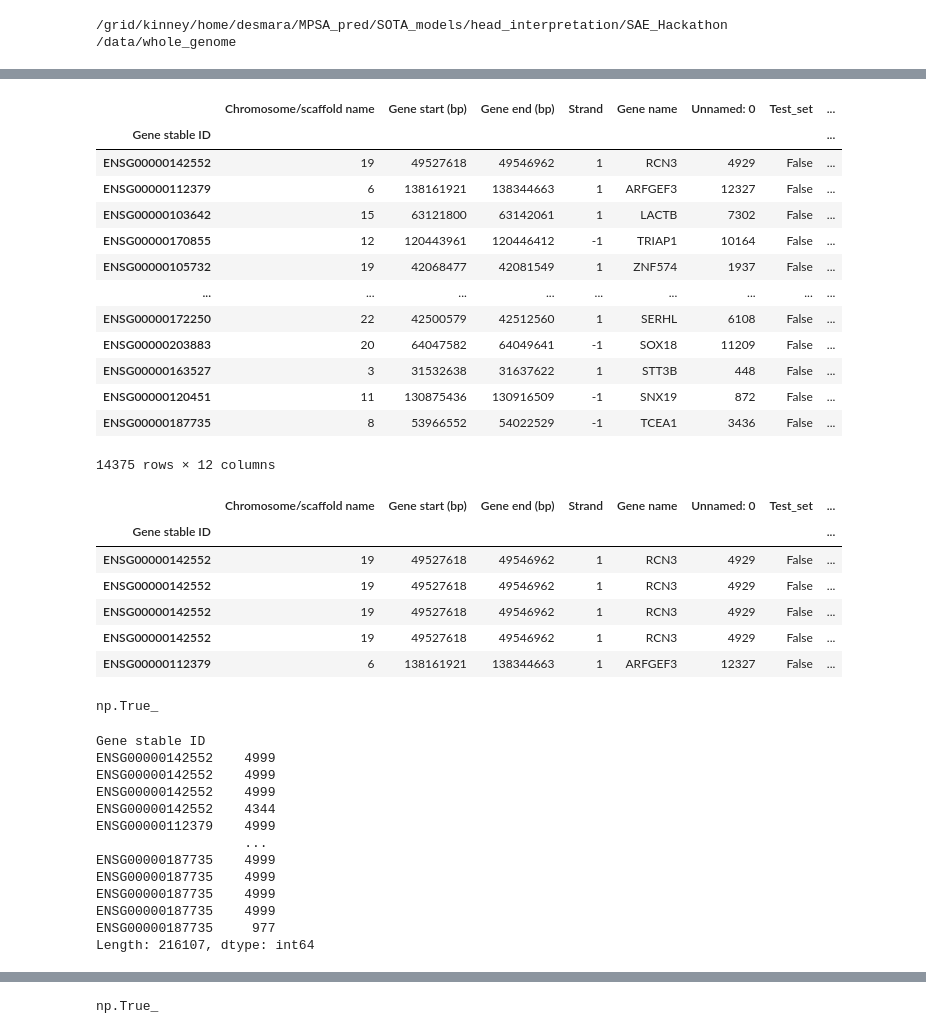
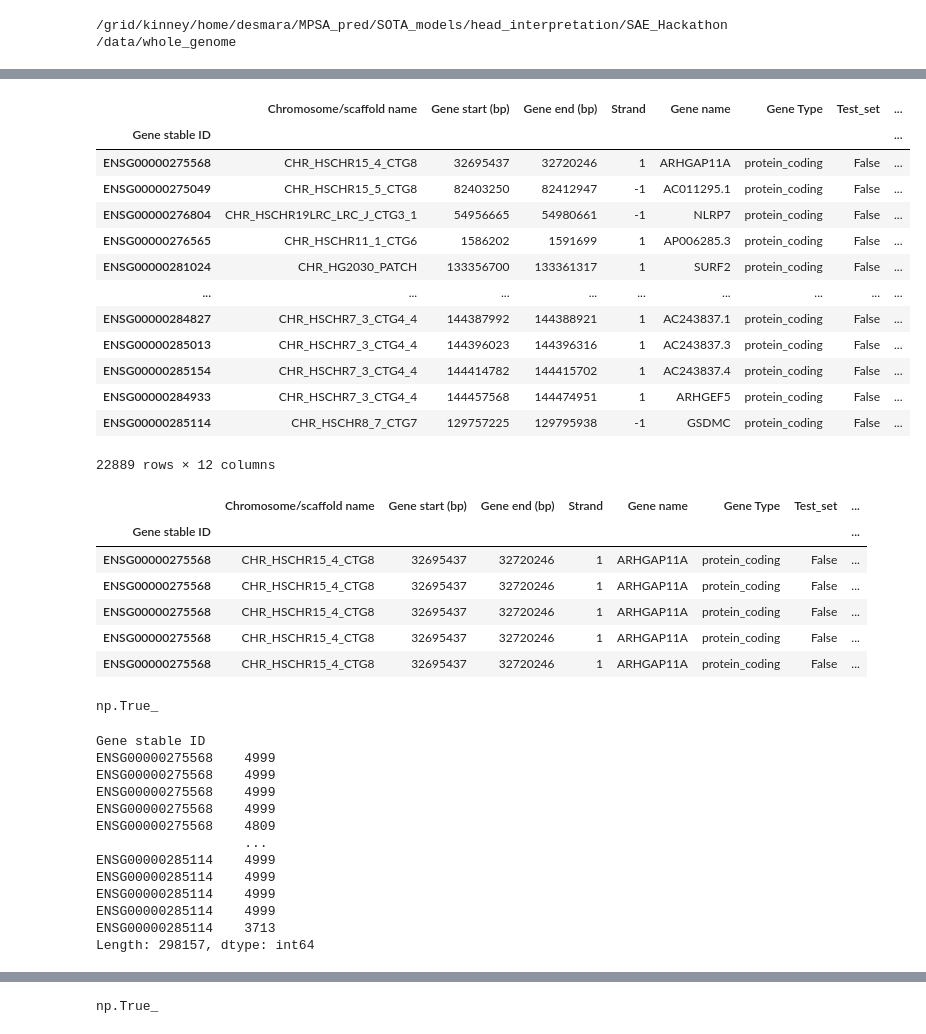
Before and after one commit to jackdesmarais/SAE_Hackathon, a Jupyter notebook: data/whole_genome/chunk_processing.ipynb, the cells around one changed output, grey strips where cells are left out. Saved outputs shown, nothing was run; the diff lists cells and outputs as text; code cells hidden in the pictures.

Commit message:
making whole genome protein coding gene chunks

```diff
--- a/data/whole_genome/chunk_processing.ipynb
+++ b/data/whole_genome/chunk_processing.ipynb
@@ -5,7 +6,7 @@ import pandas as pd
 # %% [output]
 /grid/kinney/home/desmara/MPSA_pred/SOTA_models/head_interpretation/SAE_Hackathon/data/whole_genome
 # %%
-gene_split = pd.read_csv('./canonical_gene_split.csv', index_col=[0])
+gene_split = pd.read_csv('./gene_split.csv', index_col=[0])
 display(gene_split.head())
 gene_data = pd.read_csv('./gene_data.csv', index_col=[0])
 display(gene_data.head())
@@ -25,0 +44,3 @@ display(gene_data.head())
+# %%
+only_split_genes = gene_data[gene_data.index.isin(gene_split.gene)]
+only_split_genes
@@ -26,23 +95,23 @@ display(gene_data.head())
 # %%
-to_chunk = pd.merge(left=gene_data, right=gene_split, left_index=True, right_on='gene', how='inner')
+to_chunk = pd.merge(left=only_split_genes, right=gene_split, left_index=True, right_on='gene', how='inner')
 to_chunk.rename(columns={'gene': 'Gene stable ID'}, inplace=True)
 to_chunk.set_index('Gene stable ID', inplace=True)
 to_chunk
 # %% [output]
-|  | Chromosome/scaffold name | Gene start (bp) | Gene end (bp) | Strand | Gene name | Unnamed: 0 | Test_set | ... |
+|  | Chromosome/scaffold name | Gene start (bp) | Gene end (bp) | Strand | Gene name | Gene Type | Test_set | ... |
 | Gene stable ID |  |  |  |  |  |  |  | ... |
-| ENSG00000142552 | 19 | 49527618 | 49546962 | 1 | RCN3 | 4929 | False | ... |
-| ENSG00000112379 | 6 | 138161921 | 138344663 | 1 | ARFGEF3 | 12327 | False | ... |
-| ENSG00000103642 | 15 | 63121800 | 63142061 | 1 | LACTB | 7302 | False | ... |
-| ENSG00000170855 | 12 | 120443961 | 120446412 | -1 | TRIAP1 | 10164 | False | ... |
-| ENSG00000105732 | 19 | 42068477 | 42081549 | 1 | ZNF574 | 1937 | False | ... |
+| ENSG00000275568 | CHR_HSCHR15_4_CTG8 | 32695437 | 32720246 | 1 | ARHGAP11A | protein_coding | False | ... |
+| ENSG00000275049 | CHR_HSCHR15_5_CTG8 | 82403250 | 82412947 | -1 | AC011295.1 | protein_coding | False | ... |
+| ENSG00000276804 | CHR_HSCHR19LRC_LRC_J_CTG3_1 | 54956665 | 54980661 | -1 | NLRP7 | protein_coding | False | ... |
+| ENSG00000276565 | CHR_HSCHR11_1_CTG6 | 1586202 | 1591699 | 1 | AP006285.3 | protein_coding | False | ... |
+| ENSG00000281024 | CHR_HG2030_PATCH | 133356700 | 133361317 | 1 | SURF2 | protein_coding | False | ... |
 | ... | ... | ... | ... | ... | ... | ... | ... | ... |
-| ENSG00000172250 | 22 | 42500579 | 42512560 | 1 | SERHL | 6108 | False | ... |
-| ENSG00000203883 | 20 | 64047582 | 64049641 | -1 | SOX18 | 11209 | False | ... |
-| ENSG00000163527 | 3 | 31532638 | 31637622 | 1 | STT3B | 448 | False | ... |
-| ENSG00000120451 | 11 | 130875436 | 130916509 | -1 | SNX19 | 872 | False | ... |
-| ENSG00000187735 | 8 | 53966552 | 54022529 | -1 | TCEA1 | 3436 | False | ... |
+| ENSG00000284827 | CHR_HSCHR7_3_CTG4_4 | 144387992 | 144388921 | 1 | AC243837.1 | protein_coding | False | ... |
+| ENSG00000285013 | CHR_HSCHR7_3_CTG4_4 | 144396023 | 144396316 | 1 | AC243837.3 | protein_coding | False | ... |
+| ENSG00000285154 | CHR_HSCHR7_3_CTG4_4 | 144414782 | 144415702 | 1 | AC243837.4 | protein_coding | False | ... |
+| ENSG00000284933 | CHR_HSCHR7_3_CTG4_4 | 144457568 | 144474951 | 1 | ARHGEF5 | protein_coding | False | ... |
+| ENSG00000285114 | CHR_HSCHR8_7_CTG7 | 129757225 | 129795938 | -1 | GSDMC | protein_coding | False | ... |
-14375 rows × 12 columns
+22889 rows × 12 columns
 # %%
 def chunker(start, stop, window):
     j=None
@@ -69,13 +138,13 @@ def chunkify(to_chunk, chunk_size=5000):
 gene_chunks = chunkify(to_chunk)
 gene_chunks.head()
 # %% [output]
-|  | Chromosome/scaffold name | Gene start (bp) | Gene end (bp) | Strand | Gene name | Unnamed: 0 | Test_set | ... |
+|  | Chromosome/scaffold name | Gene start (bp) | Gene end (bp) | Strand | Gene name | Gene Type | Test_set | ... |
 | Gene stable ID |  |  |  |  |  |  |  | ... |
-| ENSG00000142552 | 19 | 49527618 | 49546962 | 1 | RCN3 | 4929 | False | ... |
-| ENSG00000142552 | 19 | 49527618 | 49546962 | 1 | RCN3 | 4929 | False | ... |
-| ENSG00000142552 | 19 | 49527618 | 49546962 | 1 | RCN3 | 4929 | False | ... |
-| ENSG00000142552 | 19 | 49527618 | 49546962 | 1 | RCN3 | 4929 | False | ... |
-| ENSG00000112379 | 6 | 138161921 | 138344663 | 1 | ARFGEF3 | 12327 | False | ... |
+| ENSG00000275568 | CHR_HSCHR15_4_CTG8 | 32695437 | 32720246 | 1 | ARHGAP11A | protein_coding | False | ... |
+| ENSG00000275568 | CHR_HSCHR15_4_CTG8 | 32695437 | 32720246 | 1 | ARHGAP11A | protein_coding | False | ... |
+| ENSG00000275568 | CHR_HSCHR15_4_CTG8 | 32695437 | 32720246 | 1 | ARHGAP11A | protein_coding | False | ... |
+| ENSG00000275568 | CHR_HSCHR15_4_CTG8 | 32695437 | 32720246 | 1 | ARHGAP11A | protein_coding | False | ... |
+| ENSG00000275568 | CHR_HSCHR15_4_CTG8 | 32695437 | 32720246 | 1 | ARHGAP11A | protein_coding | False | ... |
 # %%
 (gene_chunks['ChunkStart']<gene_chunks['ChunkEnd']).all()
 # %% [output]
@@ -84,16 +153,16 @@ np.True_
 gene_chunks['ChunkEnd']-gene_chunks['ChunkStart']
 # %% [output]
 Gene stable ID
-ENSG00000142552    4999
-ENSG00000142552    4999
-ENSG00000142552    4999
-ENSG00000142552    4344
-ENSG00000112379    4999
+ENSG00000275568    4999
+ENSG00000275568    4999
+ENSG00000275568    4999
+ENSG00000275568    4999
+ENSG00000275568    4809
                    ...
-ENSG00000187735    4999
-ENSG00000187735    4999
-ENSG00000187735    4999
-ENSG00000187735    4999
-ENSG00000187735     977
-Length: 216107, dtype: int64
+ENSG00000285114    4999
+ENSG00000285114    4999
+ENSG00000285114    4999
+ENSG00000285114    4999
+ENSG00000285114    3713
+Length: 298157, dtype: int64
 # %%
```
Also changed, not shown: parts of 15 cells of this notebook.
